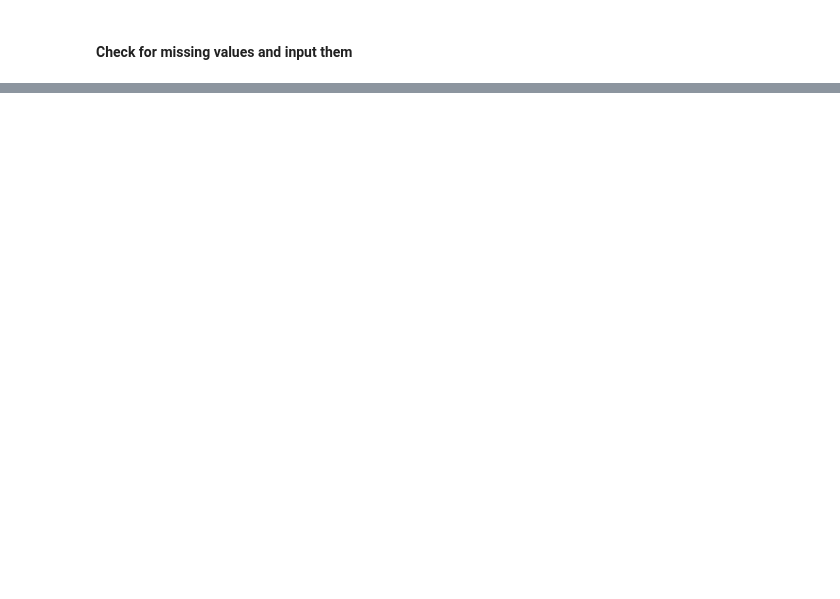
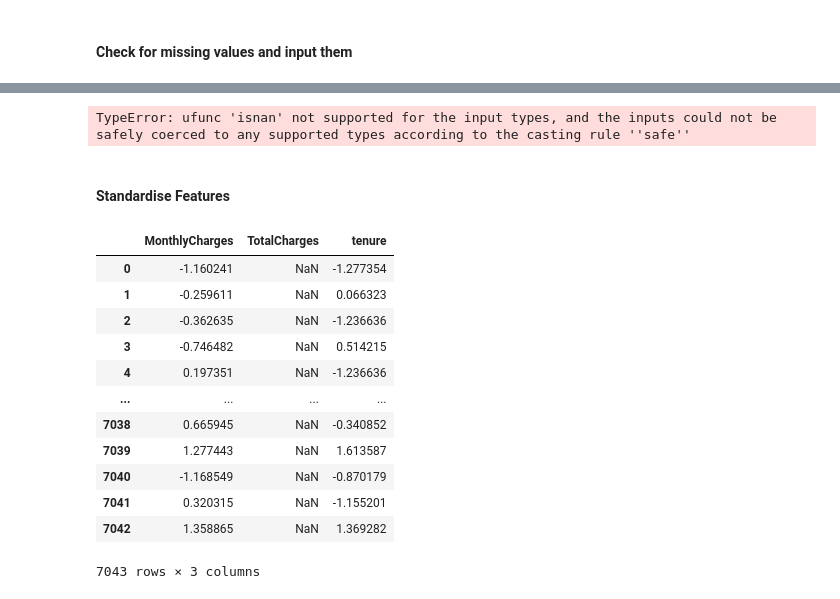
Before and after one commit to marb61a/Data-Science-Projects, a Jupyter notebook: Logistic Churn Project/logistic_churn.ipynb, the cells around one changed output, grey strips where cells are left out. Cells and saved outputs as stored; diff of their text form; code cells hidden in the pictures; blank space fills up the shorter version.

```diff
--- a/Logistic Churn Project/logistic_churn.ipynb
+++ b/Logistic Churn Project/logistic_churn.ipynb
@@ -398 +398,6 @@ StreamingMovies_Yes                      0.00
 dtype: float64
+# %%
+# Remove the TotalCharges rows with missing values
+telecom_data[~np.isnan(telecom_data['TotalCharges'])]
+# %% [output]
+TypeError: ufunc 'isnan' not supported for the input types, and the inputs could not be safely coerced to any supported types according to the casting rule ''safe''
@@ -398,0 +407,21 @@ dtype: float64
+# %% [markdown]
+#### Standardise Features
+# %%
+df = telecom_data[['tenure', 'MonthlyCharges', 'TotalCharges']]
+# %%
+normalized_df = (df-df.mean())/df.std()
+normalized_df
+# %% [output]
+|  | MonthlyCharges | TotalCharges | tenure |
+| 0 | -1.160241 | NaN | -1.277354 |
+| 1 | -0.259611 | NaN | 0.066323 |
+| 2 | -0.362635 | NaN | -1.236636 |
+| 3 | -0.746482 | NaN | 0.514215 |
+| 4 | 0.197351 | NaN | -1.236636 |
+| ... | ... | ... | ... |
+| 7038 | 0.665945 | NaN | -0.340852 |
+| 7039 | 1.277443 | NaN | 1.613587 |
+| 7040 | -1.168549 | NaN | -0.870179 |
+| 7041 | 0.320315 | NaN | -1.155201 |
+| 7042 | 1.358865 | NaN | 1.369282 |
+7043 rows × 3 columns
```
Also changed, not shown: parts of 8 cells of this notebook.
